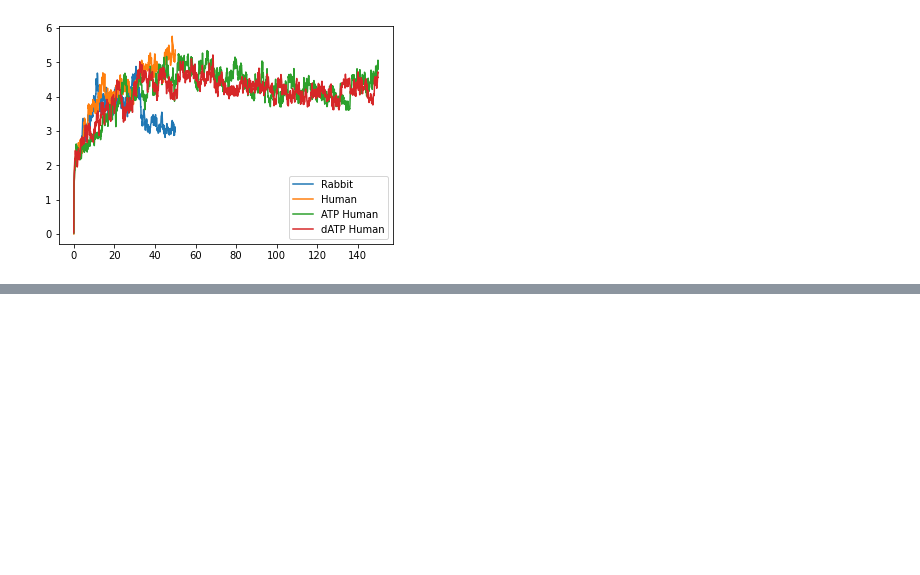
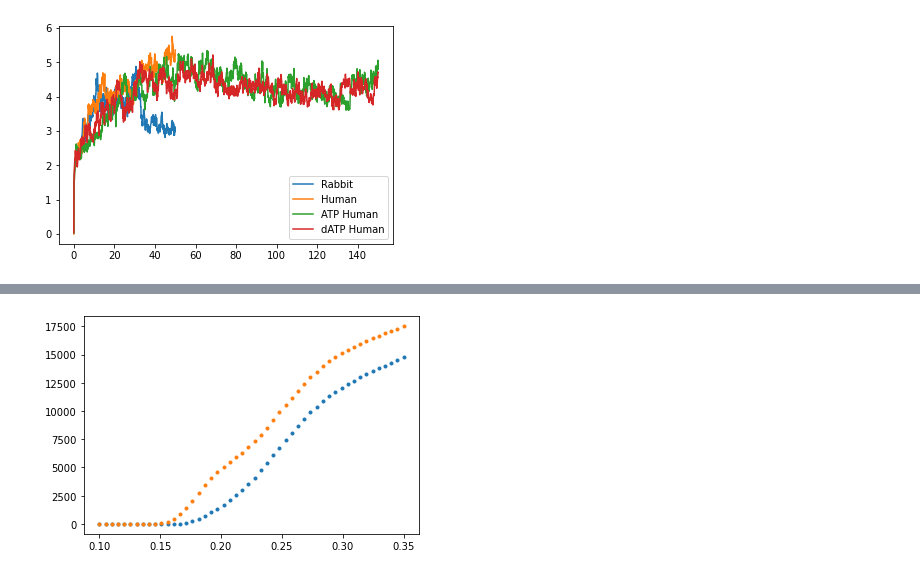
Before and after one commit to cmrg-lab/serca-atp-datp, a Jupyter notebook: simulation_structures/quick_analysis/Trajectory_domain_analysis.ipynb, the cells around one changed output, grey strips where cells are left out. Drawn from its saved outputs; the diff is of its cells as text; code cells hidden in the pictures; blank space fills up the shorter version.

```diff
--- a/simulation_structures/quick_analysis/Trajectory_domain_analysis.ipynb
+++ b/simulation_structures/quick_analysis/Trajectory_domain_analysis.ipynb
@@ -360,0 +474,7 @@ for i in range(1):
+# %%
+# Distnace cutoff set to 0.3 nm (or Angstroms?)
+for i in np.linspace(0.1,0.35):
+    plt.plot(i,np.sum(contact_human_ATP_dist<i),'.',color = 'C0')
+    plt.plot(i,np.sum(contact_human_dATP_dist<i),'.',color = 'C1')
+# %% [output]
+[figure, added]
```
Also changed, not shown: parts of 26 cells of this notebook.
